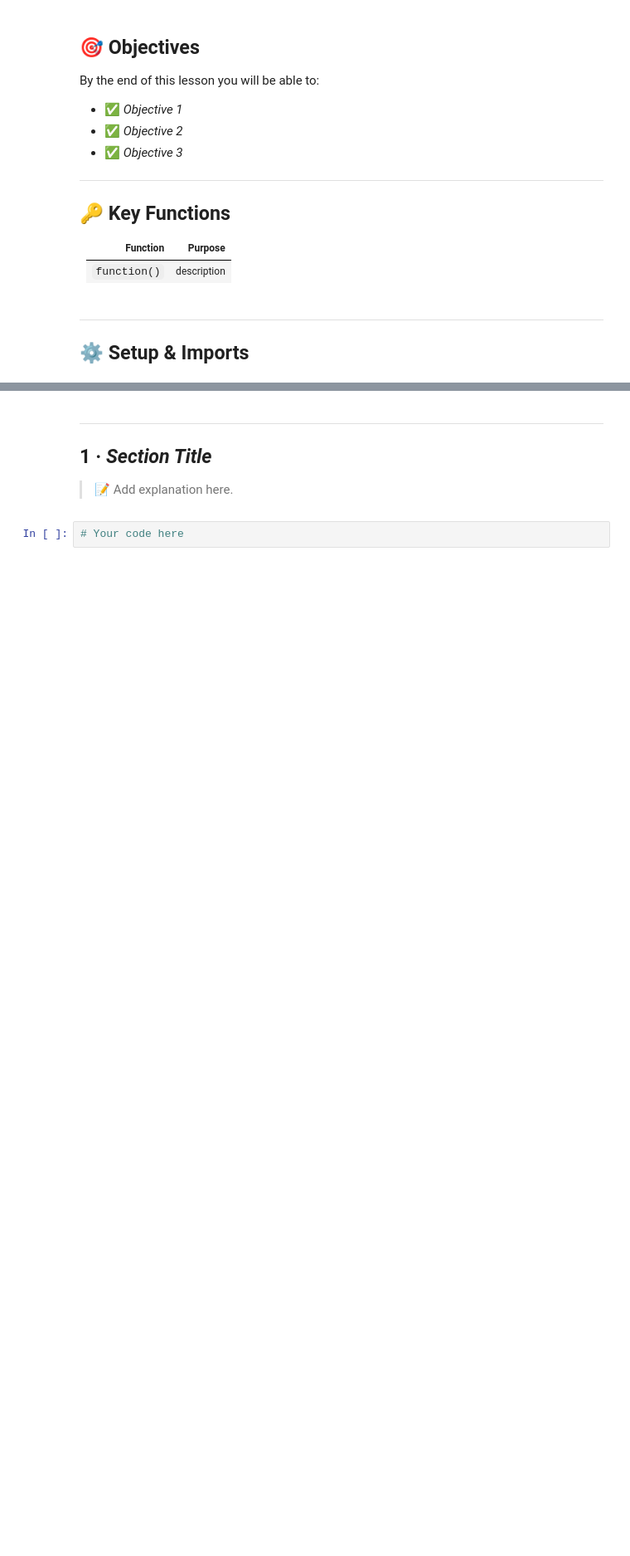
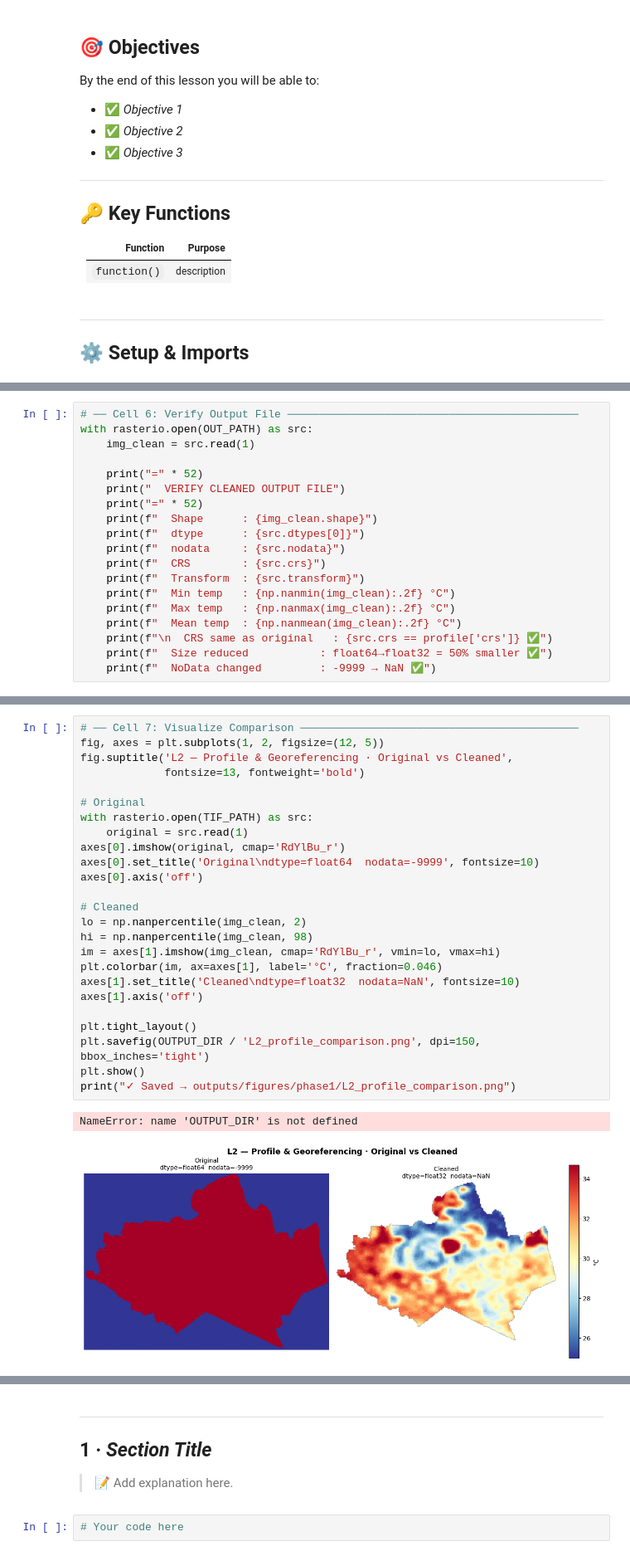
Before and after one commit to sahriararman/geospatial-cv-roadmap, a Jupyter notebook: notebooks/phase1_raster_foundations/L2_spatial_profile.ipynb, the cells around one changed output, grey strips where cells are left out. Shown at 83% size. Saved outputs shown, nothing was run; the diff lists cells and outputs as text; blank space fills up the shorter version.

Commit message:
P1-L2: Profile & georeferencing complete  LST cleaned float32

```diff
--- a/notebooks/phase1_raster_foundations/L2_spatial_profile.ipynb
+++ b/notebooks/phase1_raster_foundations/L2_spatial_profile.ipynb
@@ -53,0 +175,19 @@ print(f'File found: {TIF_PATH.exists()}')
+# %%
+# ── Cell 6: Verify Output File ─────────────────────────────────────────────
+with rasterio.open(OUT_PATH) as src:
+    img_clean = src.read(1)
+
+    print("=" * 52)
+    print("  VERIFY CLEANED OUTPUT FILE")
+    print("=" * 52)
+    print(f"  Shape      : {img_clean.shape}")
+    print(f"  dtype      : {src.dtypes[0]}")
+    print(f"  nodata     : {src.nodata}")
+    print(f"  CRS        : {src.crs}")
+    print(f"  Transform  : {src.transform}")
+    print(f"  Min temp   : {np.nanmin(img_clean):.2f} °C")
+    print(f"  Max temp   : {np.nanmax(img_clean):.2f} °C")
+    print(f"  Mean temp  : {np.nanmean(img_clean):.2f} °C")
+    print(f"\n  CRS same as original   : {src.crs == profile['crs']} ✅")
+    print(f"  Size reduced           : float64→float32 = 50% smaller ✅")
+    print(f"  NoData changed         : -9999 → NaN ✅")
@@ -53,0 +212,28 @@ print(f'File found: {TIF_PATH.exists()}')
+# %%
+# ── Cell 7: Visualize Comparison ───────────────────────────────────────────
+fig, axes = plt.subplots(1, 2, figsize=(12, 5))
+fig.suptitle('L2 — Profile & Georeferencing · Original vs Cleaned',
+             fontsize=13, fontweight='bold')
+
+# Original
+with rasterio.open(TIF_PATH) as src:
+    original = src.read(1)
+axes[0].imshow(original, cmap='RdYlBu_r')
+axes[0].set_title('Original\ndtype=float64  nodata=-9999', fontsize=10)
+axes[0].axis('off')
+
+# Cleaned
+lo = np.nanpercentile(img_clean, 2)
+hi = np.nanpercentile(img_clean, 98)
+im = axes[1].imshow(img_clean, cmap='RdYlBu_r', vmin=lo, vmax=hi)
+plt.colorbar(im, ax=axes[1], label='°C', fraction=0.046)
+axes[1].set_title('Cleaned\ndtype=float32  nodata=NaN', fontsize=10)
+axes[1].axis('off')
+
+plt.tight_layout()
+plt.savefig(OUTPUT_DIR / 'L2_profile_comparison.png', dpi=150, bbox_inches='tight')
+plt.show()
+print("✓ Saved → outputs/figures/phase1/L2_profile_comparison.png")
+# %% [output]
+NameError: name 'OUTPUT_DIR' is not defined
+[figure, added]
```
Also changed, not shown: parts of 6 cells of this notebook.
